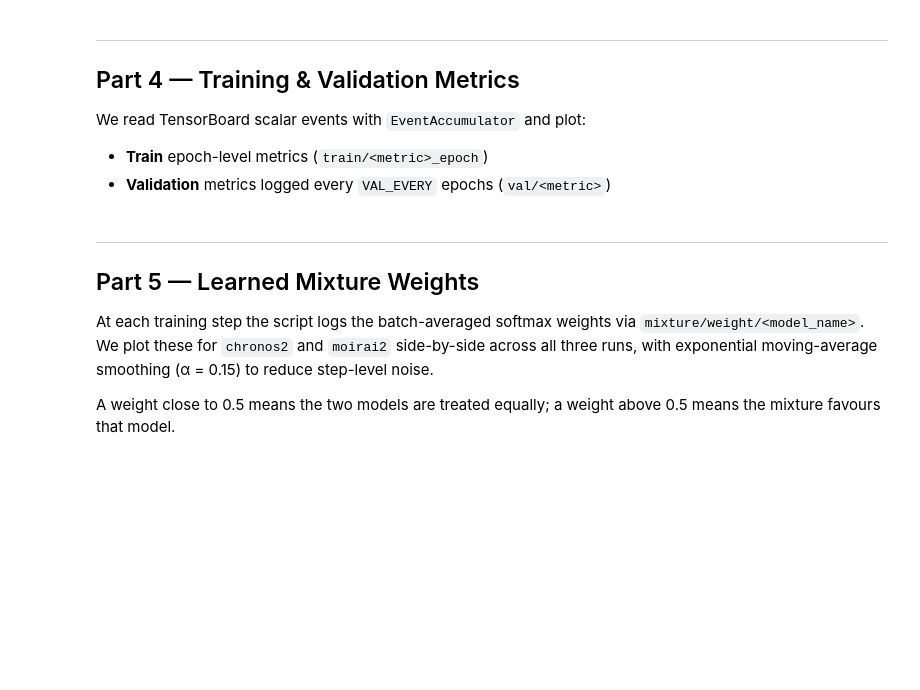
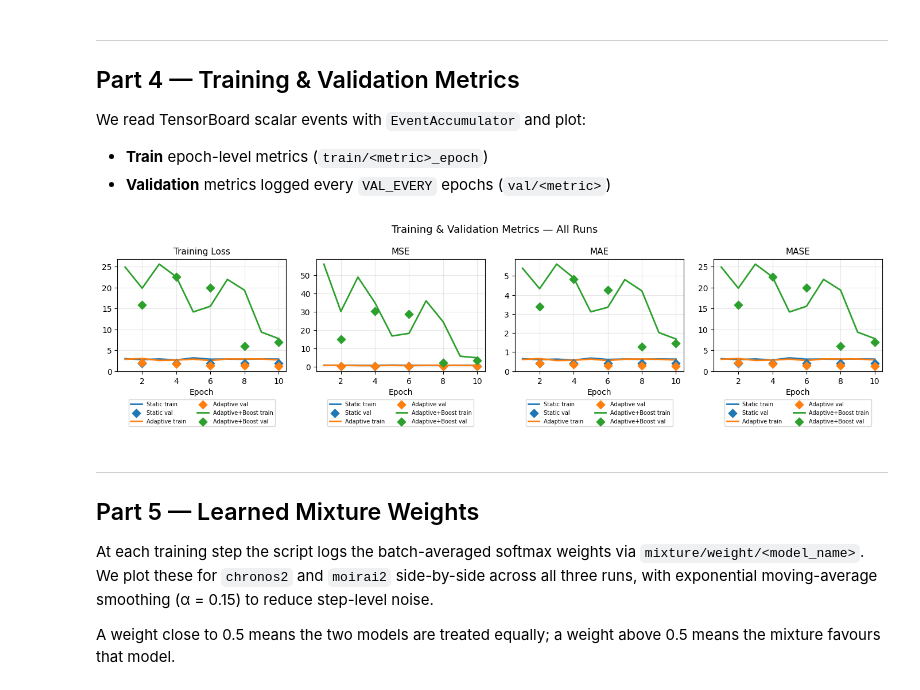
Before and after one commit to abenechehab/gifteval_challenge, a Jupyter notebook: demo.ipynb, the cells around one changed output. Cells and saved outputs as stored; diff of their text form; code cells hidden in the pictures; blank space fills up the shorter version.

```diff
--- a/demo.ipynb
+++ b/demo.ipynb
@@ -41,10 +40,10 @@ SUBSET = "weather"            # GiftEvalPretrain subset
 MODEL_NAMES = ["chronos2", "moirai2"]
 
 DEVICE = "cpu"                # change to "cuda" if a GPU is available
-EPOCHS = 1                   # increase for better convergence (≥ 30 recommended)
+EPOCHS = 10                   # increase for better convergence (≥ 30 recommended)
 MAX_SERIES = 1                # series per subset (increase for real evaluation)
 BATCH_SIZE = 4
-VAL_EVERY = 1                 # run validation every N epochs
+VAL_EVERY = 2                 # run validation every N epochs
 
 print(f"Repo root : {REPO_ROOT}")
 print(f"Log dir   : {LOG_DIR}")
@@ -317,38 +387,45 @@ metrics_cfg = [
     ("mase",  "MASE"),
 ]
 
-fig, axes = plt.subplots(2, 2, figsize=(14, 8))
+fig, axes = plt.subplots(1, 4, figsize=(14, 4))
 axes = axes.flatten()
 
 for ax, (metric, title) in zip(axes, metrics_cfg):
     for run_key, run_dir in run_dirs.items():
         if run_dir is None:
             continue
         color = RUN_COLORS[run_key]
         label = RUN_LABELS[run_key]
 
         # Epoch-level train metric
         steps_tr, vals_tr = load_scalar(run_dir, f"train/{metric}_epoch")
         if steps_tr:
             ax.plot(steps_tr, vals_tr, color=color, lw=2, label=f"{label} train")
 
         # Validation metric (recorded every VAL_EVERY epochs)
         steps_val, vals_val = load_scalar(run_dir, f"val/{metric}")
         if steps_val:
             ax.scatter(
                 steps_val, vals_val,
                 color=color, marker="D", s=55, zorder=5,
                 label=f"{label} val",
             )
 
     ax.set_title(title, fontsize=11)
     ax.set_xlabel("Epoch")
-    ax.legend(fontsize=7, ncol=2)
+    ax.legend(
+        fontsize=7,
+        ncol=2,
+        loc="upper center",
+        bbox_to_anchor=(0.5, -0.22),
+    )
     ax.grid(alpha=0.3)
 
 plt.suptitle("Training & Validation Metrics — All Runs", fontsize=13)
 plt.tight_layout()
 plt.show()
+# %% [output]
+[figure, added]
 # %% [markdown]
 ---
 ## Part 5 — Learned Mixture Weights
```
Also changed, not shown: parts of 7 cells of this notebook.
